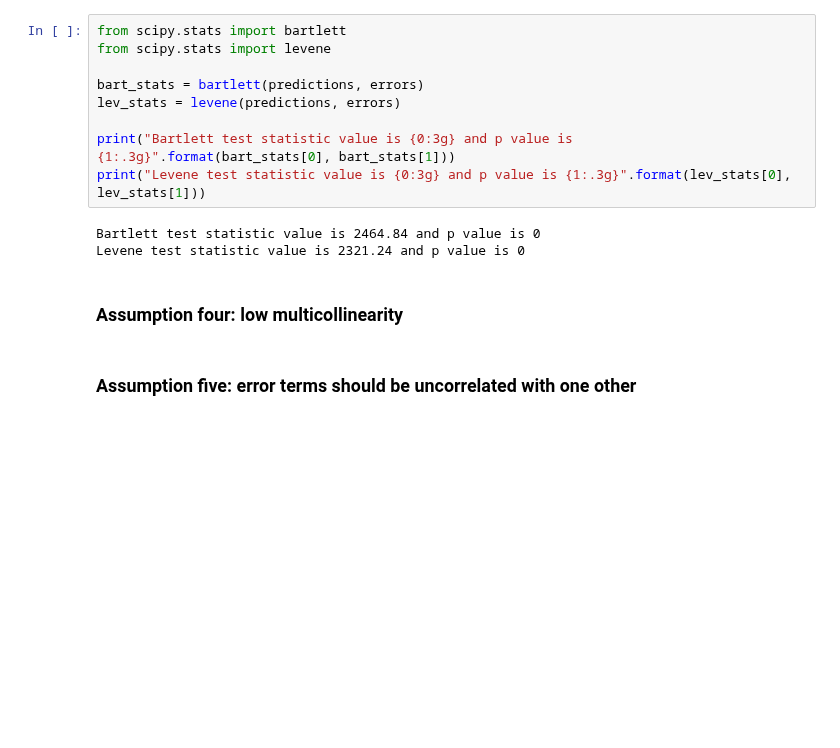
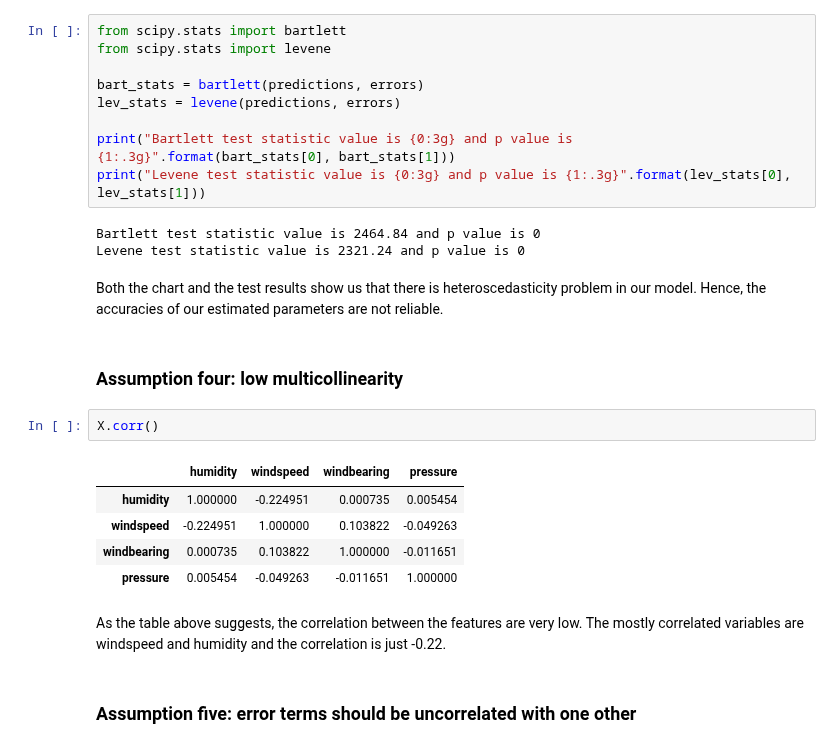
Before and after one commit to Thinkful-Ed/machine-learning-regression-problems, a Jupyter notebook: notebooks/3.solution_assumptions_of_linear_regression.ipynb, the cells around one changed output. Drawn from its saved outputs; the diff is of its cells as text; blank space fills up the shorter version.

```diff
--- a/notebooks/3.solution_assumptions_of_linear_regression.ipynb
+++ b/notebooks/3.solution_assumptions_of_linear_regression.ipynb
@@ -76,8 +79,20 @@ print("Levene test statistic value is {0:3g} and p value is {1:.3g}".format(lev_
 # %% [output]
 Bartlett test statistic value is 2464.84 and p value is 0
 Levene test statistic value is 2321.24 and p value is 0
+# %% [markdown]
+Both the chart and the test results show us that there is heteroscedasticity problem in our model. Hence, the accuracies of our estimated parameters are not reliable.
 # %% [markdown]
 ### Assumption four: low multicollinearity
+# %%
+X.corr()
+# %% [output]
+|  | humidity | windspeed | windbearing | pressure |
+| humidity | 1.000000 | -0.224951 | 0.000735 | 0.005454 |
+| windspeed | -0.224951 | 1.000000 | 0.103822 | -0.049263 |
+| windbearing | 0.000735 | 0.103822 | 1.000000 | -0.011651 |
+| pressure | 0.005454 | -0.049263 | -0.011651 | 1.000000 |
+# %% [markdown]
+As the table above suggests, the correlation between the features are very low. The mostly correlated variables are windspeed and humidity and the correlation is just -0.22.
 # %% [markdown]
 ### Assumption five: error terms should be uncorrelated with one other
 # %%
```
Also changed, not shown: parts of 14 cells of this notebook, 1 other file.
